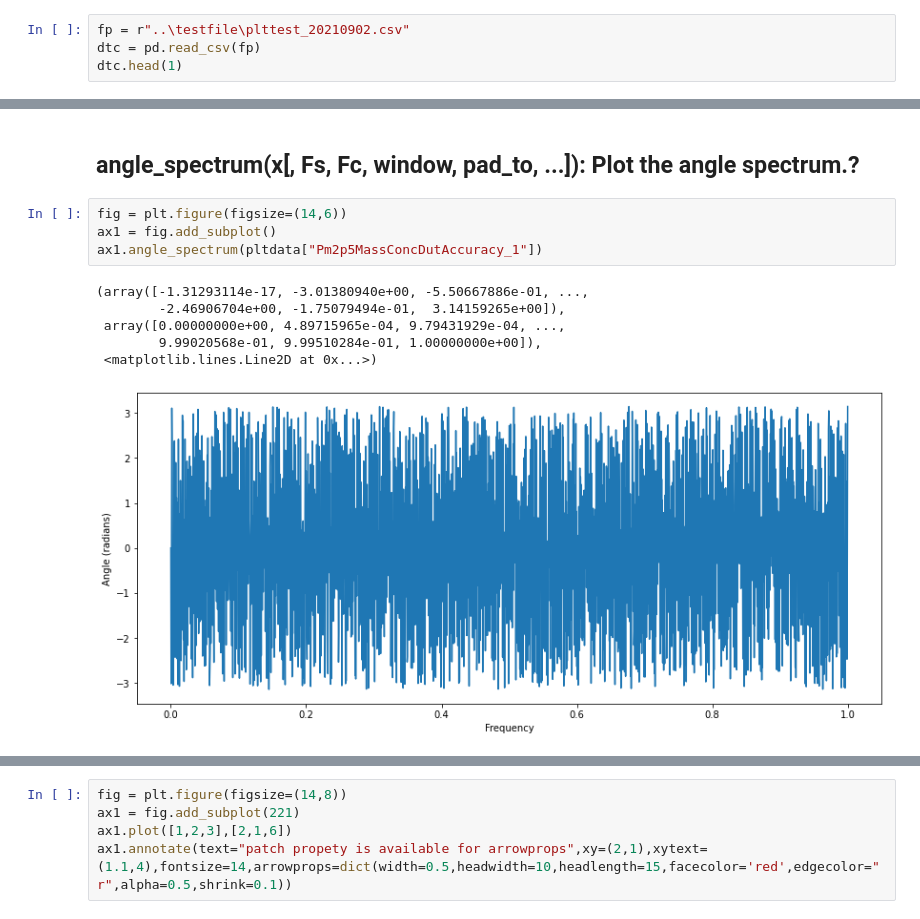
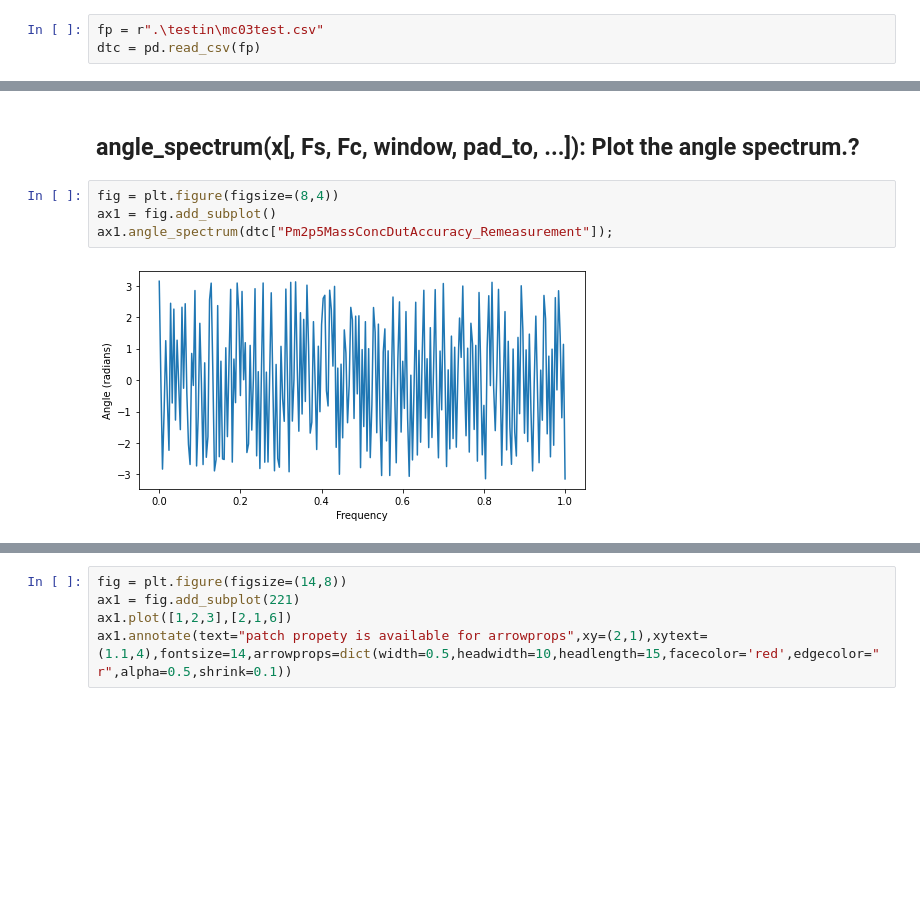
Before and after one commit to sunocean01/Matplotlib_Note, a Jupyter notebook: matplotlib.pyplot_method_01.ipynb, the cells around one changed output, grey strips where cells are left out. Saved outputs shown, nothing was run; the diff lists cells and outputs as text; blank space fills up the shorter version.

```diff
--- a/matplotlib.pyplot_method_01.ipynb
+++ b/matplotlib.pyplot_method_01.ipynb
@@ -35,6 +35,5 @@ data.head(1)
 # %% [markdown]
 ## 校准数据
 # %%
-fp = r"..\testfile\plttest_20210902.csv"
+fp = r".\testin\mc03test.csv"
 dtc = pd.read_csv(fp)
-dtc.head(1)
@@ -78,15 +60,10 @@ plt.show()
 # %% [markdown]
 ## angle_spectrum(x[, Fs, Fc, window, pad_to, ...]):	Plot the angle spectrum.?
 # %%
-fig = plt.figure(figsize=(14,6))
+fig = plt.figure(figsize=(8,4))
 ax1 = fig.add_subplot()
-ax1.angle_spectrum(pltdata["Pm2p5MassConcDutAccuracy_1"])
+ax1.angle_spectrum(dtc["Pm2p5MassConcDutAccuracy_Remeasurement"]);
 # %% [output]
-(array([-1.31293114e-17, -3.01380940e+00, -5.50667886e-01, ...,
-        -2.46906704e+00, -1.75079494e-01,  3.14159265e+00]),
- array([0.00000000e+00, 4.89715965e-04, 9.79431929e-04, ...,
-        9.99020568e-01, 9.99510284e-01, 1.00000000e+00]),
- <matplotlib.lines.Line2D at 0x...>)
-[figure, old version]
+[figure, new version]
 # %% [markdown]
 ## annotate(text, xy, *args, **kwargs):可以添加箭头的注释
```
Also changed, not shown: parts of 124 cells of this notebook, 16 other files.
